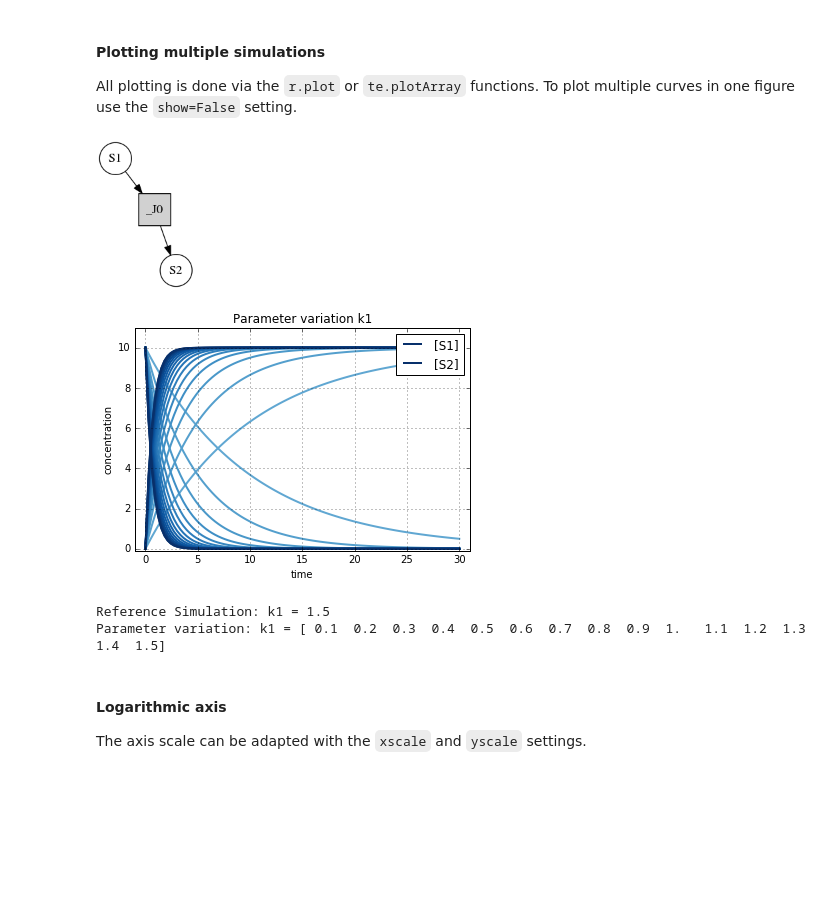
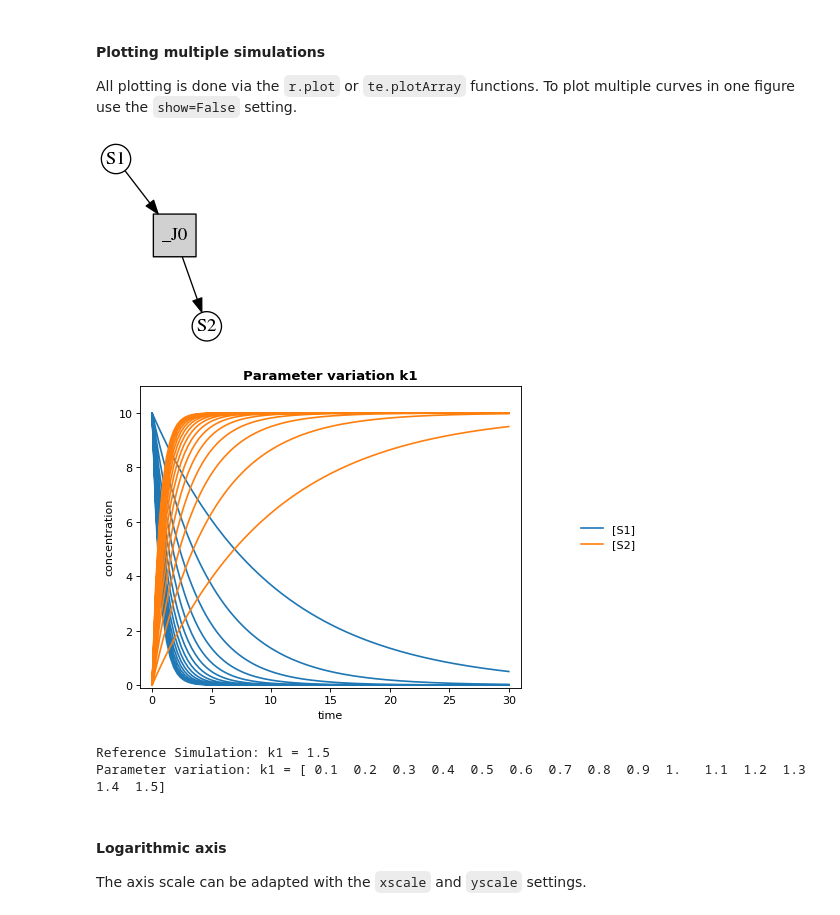
Before and after one commit to sys-bio/tellurium, a Jupyter notebook: examples/notebooks/core/tellurium_plotting.ipynb, the cells around one changed output. Saved outputs shown, nothing was run; the diff lists cells and outputs as text; code cells hidden in the pictures; blank space fills up the shorter version.

```diff
--- a/examples/notebooks/core/tellurium_plotting.ipynb
+++ b/examples/notebooks/core/tellurium_plotting.ipynb
@@ -39,41 +43,38 @@ r.plot(s, title="Feedback Oscillations", ylabel="concentration", alpha=0.9);
 All plotting is done via the `r.plot` or `te.plotArray` functions. To plot multiple curves in one figure use the `show=False` setting.
 # %%
 import tellurium as te
+te.setDefaultPlottingEngine('matplotlib')
+%matplotlib inline
 import numpy as np
 import matplotlib.pylab as plt
 
 # Load a model and carry out a simulation generating 100 points
 r = te.loada ('S1 -> S2; k1*S1; k1 = 0.1; S1 = 10')
 r.draw(width=100)
 
 # get colormap
 # Colormap instances are used to convert data values (floats) from the interval [0, 1]
 cmap = plt.get_cmap('Blues')
 
-# The legend can be suppressed which is useful for plotting large
-# numbers of curves where a legend would get in the way
-
 k1_values = np.linspace(start=0.1, stop=1.5, num=15)
 max_k1 = max(k1_values)
 for k, value in enumerate(k1_values):
     r.reset()
     r.k1 = value
     s = r.simulate(0, 30, 100)
 
     color = cmap((value+max_k1)/(2*max_k1))
-    # plot curves without legend and showing
-    r.plot(s, loc=None, show=False, color=color, linewidth=2.0)
+    # use show=False to plot multiple curves in the same figure
+    r.plot(s, show=False, title="Parameter variation k1", xtitle="time", ytitle="concentration",
+          xlim=[-1, 31], ylim=[-0.1, 11])
 
-# add legend for last curve, show everything and set labels, titels, ...
-r.plot(s, loc='upper right', show=True, color=color, linewidth=2.0,
-       title="Parameter variation k1", xlabel="time", ylabel="concentration",
-       xlim=[-1, 31], ylim=[-0.1, 11], grid=True)
+te.show()
 
 print('Reference Simulation: k1 = {}'.format(r.k1))
 print('Parameter variation: k1 = {}'.format(k1_values))
 # %% [output]
-[figure, old version]
+[figure, new version]
-[figure, old version]
+[figure, new version]
 Reference Simulation: k1 = 1.5
 Parameter variation: k1 = [ 0.1  0.2  0.3  0.4  0.5  0.6  0.7  0.8  0.9  1.   1.1  1.2  1.3  1.4  1.5]
 # %% [markdown]
```
Also changed, not shown: parts of 4 cells of this notebook, 35 other files.
